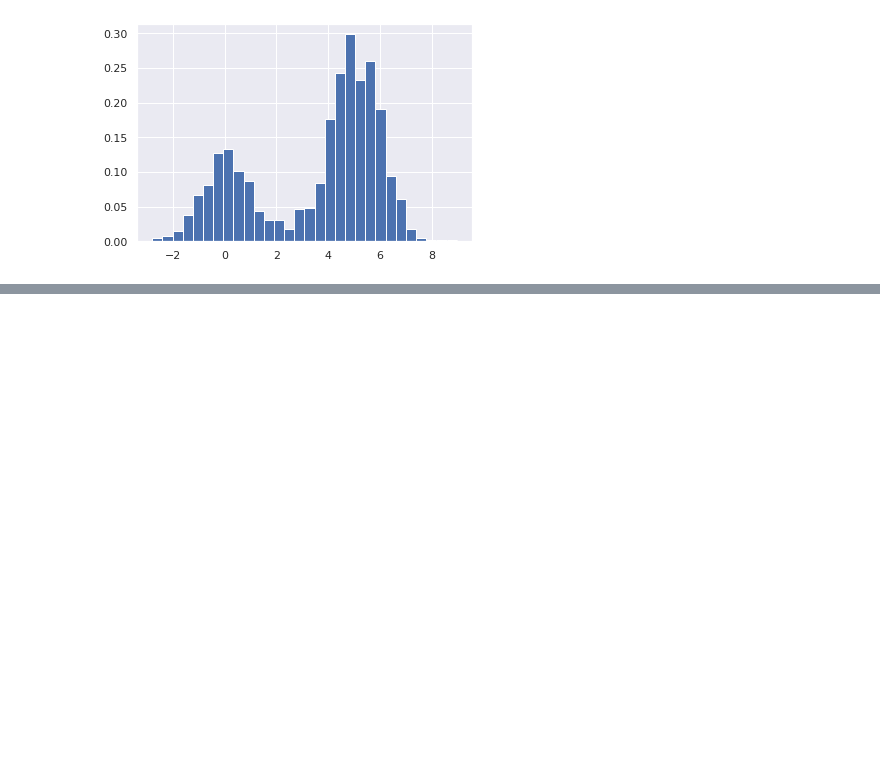
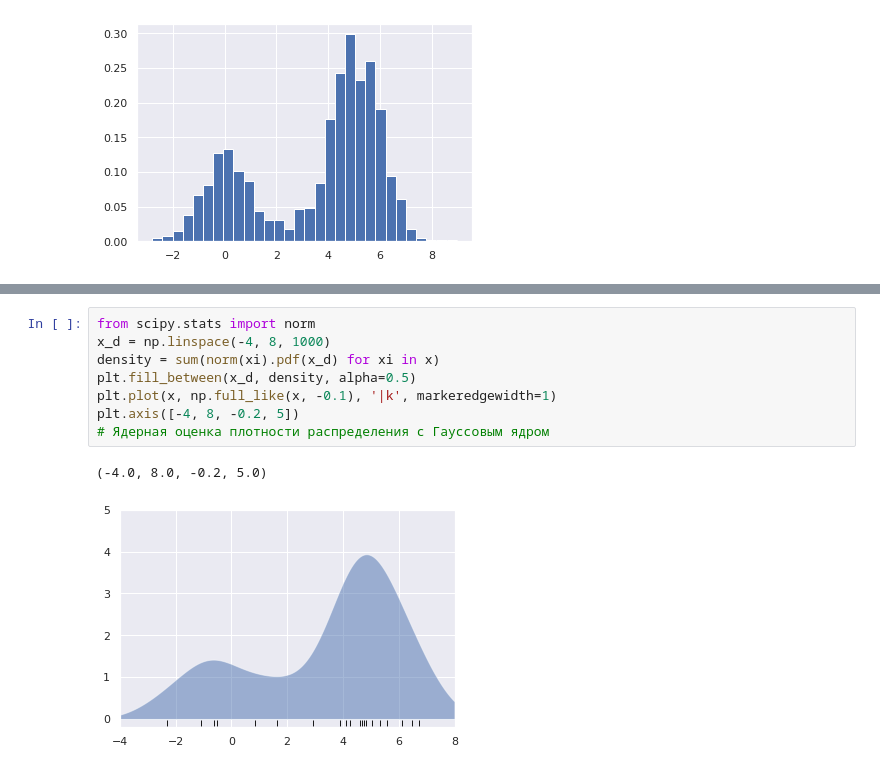
Before and after one commit to adaniky/my_own_reminders, a Jupyter notebook: Python/SkLearn/Kernel Density Estimation.ipynb, the cells around one changed output, grey strips where cells are left out. Saved outputs shown, nothing was run; the diff lists cells and outputs as text; blank space fills up the shorter version.

```diff
--- a/Python/SkLearn/Kernel Density Estimation.ipynb
+++ b/Python/SkLearn/Kernel Density Estimation.ipynb
@@ -55,0 +69,11 @@ ax.set_ylim(-0.2, 8)
+# %%
+from scipy.stats import norm
+x_d = np.linspace(-4, 8, 1000)
+density = sum(norm(xi).pdf(x_d) for xi in x)
+plt.fill_between(x_d, density, alpha=0.5)
+plt.plot(x, np.full_like(x, -0.1), '|k', markeredgewidth=1)
+plt.axis([-4, 8, -0.2, 5])
+# Ядерная оценка плотности распределения с Гауссовым ядром
+# %% [output]
+(-4.0, 8.0, -0.2, 5.0)
+[figure, added]
```
Also changed, not shown: parts of 7 cells of this notebook, 1 other file.
